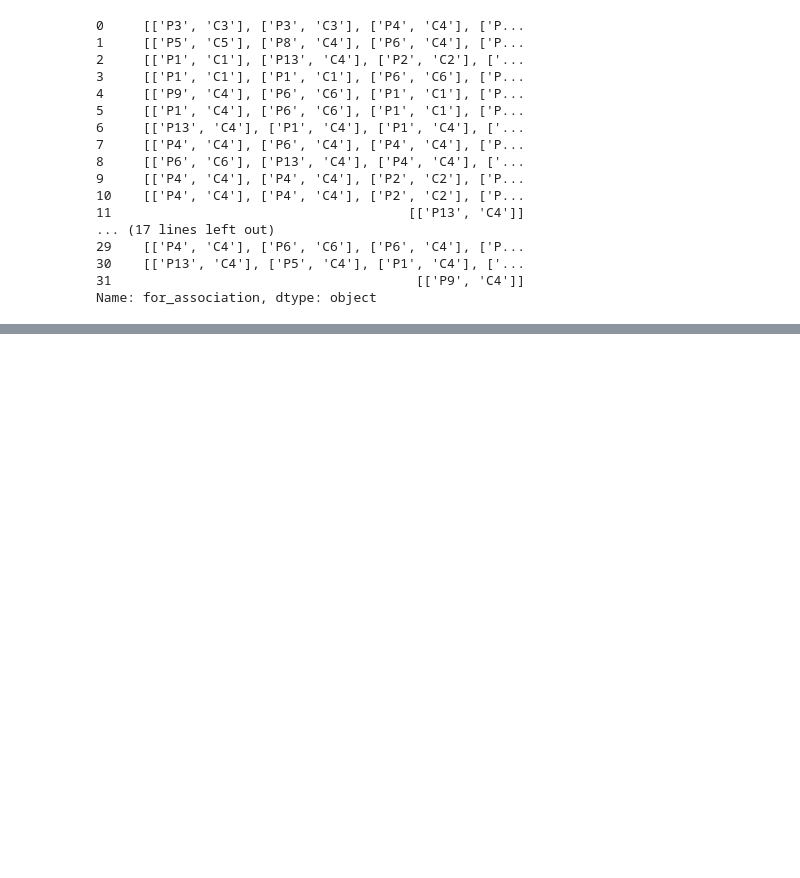
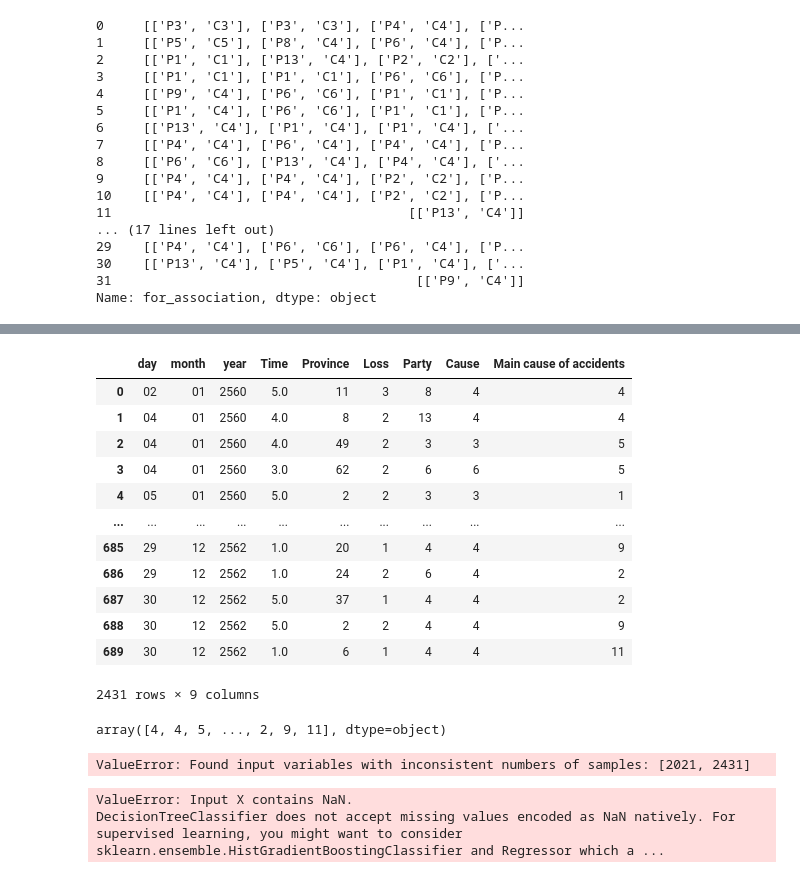
Before and after one commit to Thippawan72/BSC_DPDM23, a Jupyter notebook: Group_project2.ipynb, the cells around one changed output, grey strips where cells are left out. Cells and saved outputs as stored; diff of their text form; code cells hidden in the pictures; blank space fills up the shorter version.

Commit message:
clean

```diff
--- a/Group_project2.ipynb
+++ b/Group_project2.ipynb
@@ -1603,0 +1850,20 @@ RelationRecord(items=frozenset({"['P4', 'C4']", "['P13', 'C1']"}), support=0.593
+# %%
+DATA_truck_df_New_tree['Time'] = pd.to_numeric(DATA_truck_df_New_tree['Time'], errors='coerce')
+# %%
+data_tree1 = DATA_truck_df_New_tree[['day','month','year','Time','Province','Loss','Party','Cause','Main cause of accidents']].replace(0,np.nan)
+# %%
+data_tree1
+# %% [output]
+|  | day | month | year | Time | Province | Loss | Party | Cause | Main cause of accidents |
+| 0 | 02 | 01 | 2560 | 5.0 | 11 | 3 | 8 | 4 | 4 |
+| 1 | 04 | 01 | 2560 | 4.0 | 8 | 2 | 13 | 4 | 4 |
+| 2 | 04 | 01 | 2560 | 4.0 | 49 | 2 | 3 | 3 | 5 |
+| 3 | 04 | 01 | 2560 | 3.0 | 62 | 2 | 6 | 6 | 5 |
+| 4 | 05 | 01 | 2560 | 5.0 | 2 | 2 | 3 | 3 | 1 |
+| ... | ... | ... | ... | ... | ... | ... | ... | ... | ... |
+| 685 | 29 | 12 | 2562 | 1.0 | 20 | 1 | 4 | 4 | 9 |
+| 686 | 29 | 12 | 2562 | 1.0 | 24 | 2 | 6 | 4 | 2 |
+| 687 | 30 | 12 | 2562 | 5.0 | 37 | 1 | 4 | 4 | 2 |
+| 688 | 30 | 12 | 2562 | 5.0 | 2 | 2 | 4 | 4 | 9 |
+| 689 | 30 | 12 | 2562 | 1.0 | 6 | 1 | 4 | 4 | 11 |
+2431 rows × 9 columns
@@ -1603,0 +1873,14 @@ RelationRecord(items=frozenset({"['P4', 'C4']", "['P13', 'C1']"}), support=0.593
+# %%
+Y
+# %% [output]
+array([4, 4, 5, ..., 2, 9, 11], dtype=object)
+# %%
+x_train, x_test, y_train, y_test = train_test_split( X_cleaned, Y, test_size= 0.3, random_state= 100)
+# %% [output]
+ValueError: Found input variables with inconsistent numbers of samples: [2021, 2431]
+# %%
+clf_entropy = DecisionTreeClassifier (criterion = "entropy", random_state= 100,max_depth=3, min_samples_leaf=4)
+clf_entropy.fit (x_train, y_train)
+# %% [output]
+ValueError: Input X contains NaN.
+DecisionTreeClassifier does not accept missing values encoded as NaN natively. For supervised learning, you might want to consider sklearn.ensemble.HistGradientBoostingClassifier and Regressor which a ...
```
Also changed, not shown: parts of 56 cells of this notebook.
